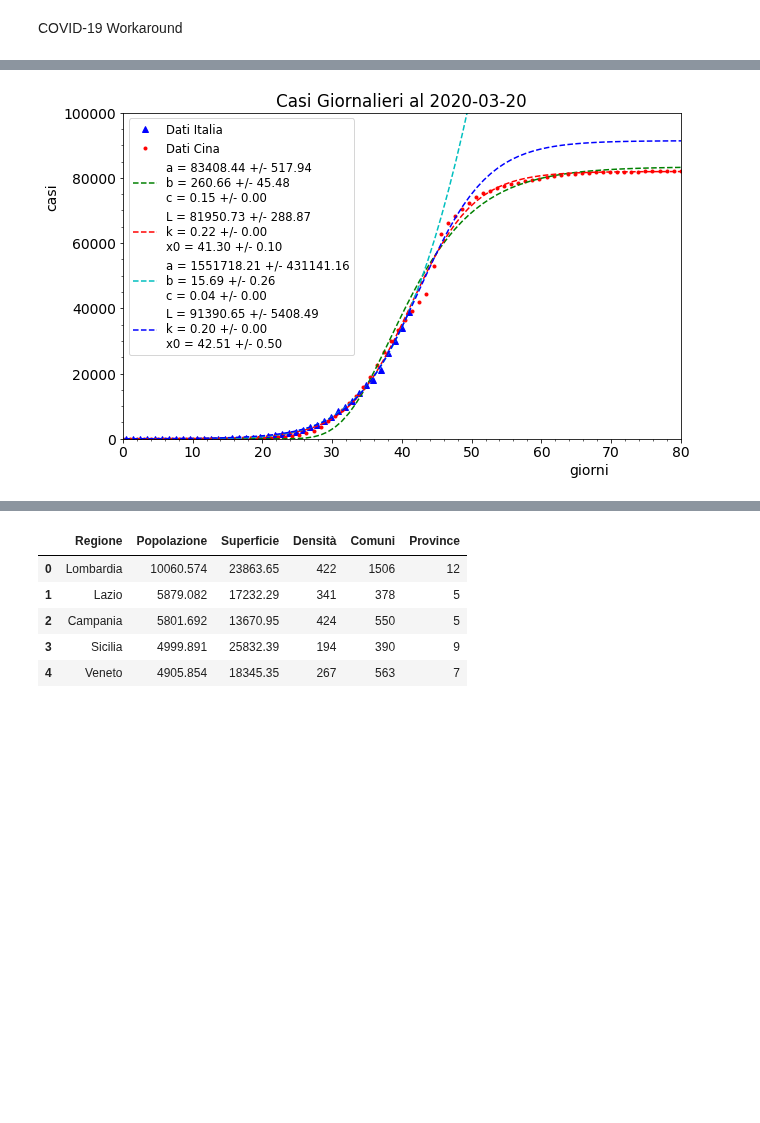
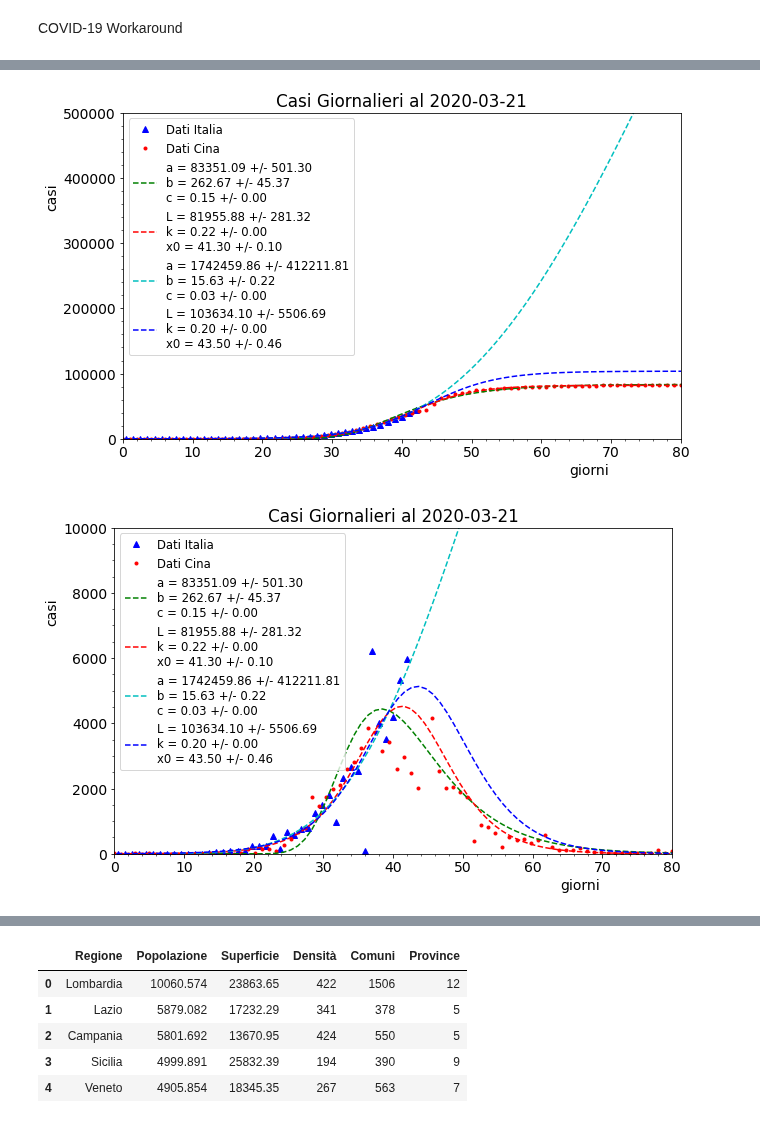
Before and after one commit to lorenzopaolucci/studenti, a Jupyter notebook: covid19.ipynb, the cells around one changed output, grey strips where cells are left out. Cells and saved outputs as stored; diff of their text form; code cells hidden in the pictures; blank space fills up the shorter version.

```diff
--- a/covid19.ipynb
+++ b/covid19.ipynb
@@ -245,9 +297,9 @@ plt.show()
 # %%
 # world data
 # https://github.com/CSSEGISandData/COVID-19
-data_sel = '2020-03-20'
+data_sel = '2020-03-21'
 url_csv_file = "https://www.ecdc.europa.eu/sites/default/files/documents/COVID-19-geographic-disbtribution-worldwide-{:s}.xlsx".format(data_sel)
 dw = pd.read_excel(url_csv_file)
-dw.head()
+dw.tail()
 # %% [output]
 |  | DateRep | Day | Month | Year | Cases | Deaths | Countries and territories | GeoId |
@@ -288,33 +340,56 @@ fig, ax = plt.subplots(figsize=(10,6))
 y_int_IT = integrate.cumtrapz(Italy['Cases'], x, initial=0)
 ax.plot(x-ita_offset, y_int_IT, 'b^', label='Dati Italia')
 y_int_CN = integrate.cumtrapz(China['Cases'], x, initial=0)
 ax.plot(x, y_int_CN, 'r.', label='Dati Cina')
 popt_l_c,pcov_l_c = curve_fit(Logistic,x, y_int_CN, p0=[80000.,0.5, 30.])
 perr_l_c = np.sqrt(np.diag(pcov_l_c))
 popt_g_c,pcov_g_c = curve_fit(Gompertz,x, y_int_CN, p0=[80000.,200., 0.14])
 perr_g_c = np.sqrt(np.diag(pcov_g_c))
 popt_l_i,pcov_l_i = curve_fit(Logistic,(x-ita_offset)[x>fit_cut], y_int_IT[x>fit_cut], p0=[80000.,0.5, 30.])
 perr_l_i = np.sqrt(np.diag(pcov_l_i))
-popt_g_i,pcov_g_i = curve_fit(Gompertz,(x-ita_offset)[x>fit_cut], y_int_IT[x>fit_cut], p0=[2000000.,15., 0.03])
+popt_g_i,pcov_g_i = curve_fit(Gompertz,(x-ita_offset), y_int_IT, p0=[2000000.,15., 0.03])
 perr_g_i = np.sqrt(np.diag(pcov_g_i))
 #x = np.linspace(0+57, len(df['data'])+57, len(df['data']))
 #ax.plot(x, df['deceduti'], 'k.', markersize=8, label='dati deceduti')
 ax.plot(x, Gompertz(x, *popt_g_c), 'g--', label='a = {0:.2f} +/- {1:.2f}\nb = {2:.2f} +/- {3:.2f} \
 \nc = {4:.2f} +/- {5:.2f}'.format(popt_g_c[0], perr_g_c[0], popt_g_c[1], perr_g_c[1], popt_g_c[2], perr_g_c[2]))
 ax.plot(x, Logistic(x, *popt_l_c), 'r--', label='L = {0:.2f} +/- {1:.2f}\nk = {2:.2f} +/- {3:.2f} \
 \nx0 = {4:.2f} +/- {5:.2f}'.format(popt_l_c[0], perr_l_c[0], popt_l_c[1], perr_l_c[1], popt_l_c[2], perr_l_c[2]))
 x = np.linspace(-ita_offset, T_days, T_days+ita_offset)
 ax.plot(x, Gompertz(x, *popt_g_i), 'c--', label='a = {0:.2f} +/- {1:.2f}\nb = {2:.2f} +/- {3:.2f} \
 \nc = {4:.2f} +/- {5:.2f}'.format(popt_g_i[0], perr_g_i[0], popt_g_i[1], perr_g_i[1], popt_g_i[2], perr_g_i[2]))
 ax.plot(x, Logistic(x, *popt_l_i), 'b--', label='L = {0:.2f} +/- {1:.2f}\nk = {2:.2f} +/- {3:.2f} \
 \nx0 = {4:.2f} +/- {5:.2f}'.format(popt_l_i[0], perr_l_i[0], popt_l_i[1], perr_l_i[1], popt_l_i[2], perr_l_i[2]))
-ax.set_ylim(0,100000)
+ax.set_ylim(0,500000)
 ax.set_xlim(0,80)
 ax.set_title('Casi Giornalieri al '+data_sel)
 ax.set_xlabel('giorni', horizontalalignment = 'left', x=0.8)
 ax.set_ylabel('casi', horizontalalignment = 'left', y=0.7)
 plt.minorticks_on()
 plt.legend(loc=2, prop={'size':'small'})
 plt.show()
+
+fig, ax = plt.subplots(figsize=(10,6))
+x = np.linspace(0, T_days, T_days)
+ax.plot(x-ita_offset, Italy['Cases'], 'b^', label='Dati Italia')
+ax.plot(x,China['Cases'], 'r.', label='Dati Cina')
+ax.plot(x, np.gradient(Gompertz(x, *popt_g_c),x), 'g--', label='a = {0:.2f} +/- {1:.2f}\nb = {2:.2f} +/- {3:.2f} \
+\nc = {4:.2f} +/- {5:.2f}'.format(popt_g_c[0], perr_g_c[0], popt_g_c[1], perr_g_c[1], popt_g_c[2], perr_g_c[2]))
+ax.plot(x, np.gradient(Logistic(x, *popt_l_c),x), 'r--', label='L = {0:.2f} +/- {1:.2f}\nk = {2:.2f} +/- {3:.2f} \
+\nx0 = {4:.2f} +/- {5:.2f}'.format(popt_l_c[0], perr_l_c[0], popt_l_c[1], perr_l_c[1], popt_l_c[2], perr_l_c[2]))
+x = np.linspace(-ita_offset, T_days, T_days+ita_offset)
+ax.plot(x, np.gradient(Gompertz(x, *popt_g_i),x), 'c--', label='a = {0:.2f} +/- {1:.2f}\nb = {2:.2f} +/- {3:.2f} \
+\nc = {4:.2f} +/- {5:.2f}'.format(popt_g_i[0], perr_g_i[0], popt_g_i[1], perr_g_i[1], popt_g_i[2], perr_g_i[2]))
+ax.plot(x, np.gradient(Logistic(x, *popt_l_i), x), 'b--', label='L = {0:.2f} +/- {1:.2f}\nk = {2:.2f} +/- {3:.2f} \
+\nx0 = {4:.2f} +/- {5:.2f}'.format(popt_l_i[0], perr_l_i[0], popt_l_i[1], perr_l_i[1], popt_l_i[2], perr_l_i[2]))
+ax.set_ylim(0,10000)
+ax.set_xlim(0,80)
+ax.set_title('Casi Giornalieri al '+data_sel)
+ax.set_xlabel('giorni', horizontalalignment = 'left', x=0.8)
+ax.set_ylabel('casi', horizontalalignment = 'left', y=0.7)
+plt.minorticks_on()
+plt.legend(loc=2, prop={'size':'small'})
+plt.show()
 # %% [output]
-[figure, old version]
+[figure, new version]
+[figure, added]
```
Also changed, not shown: parts of 17 cells of this notebook.
